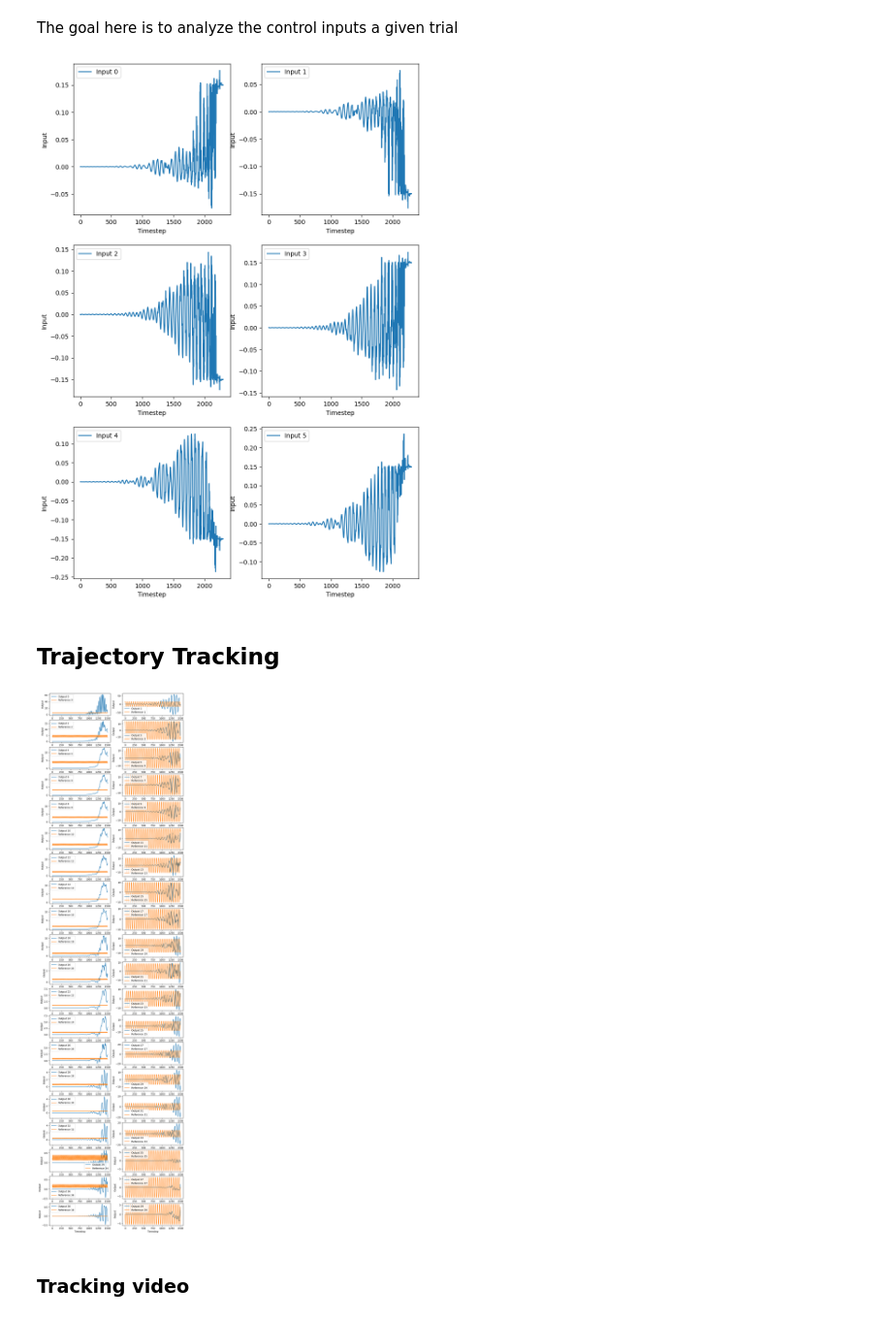
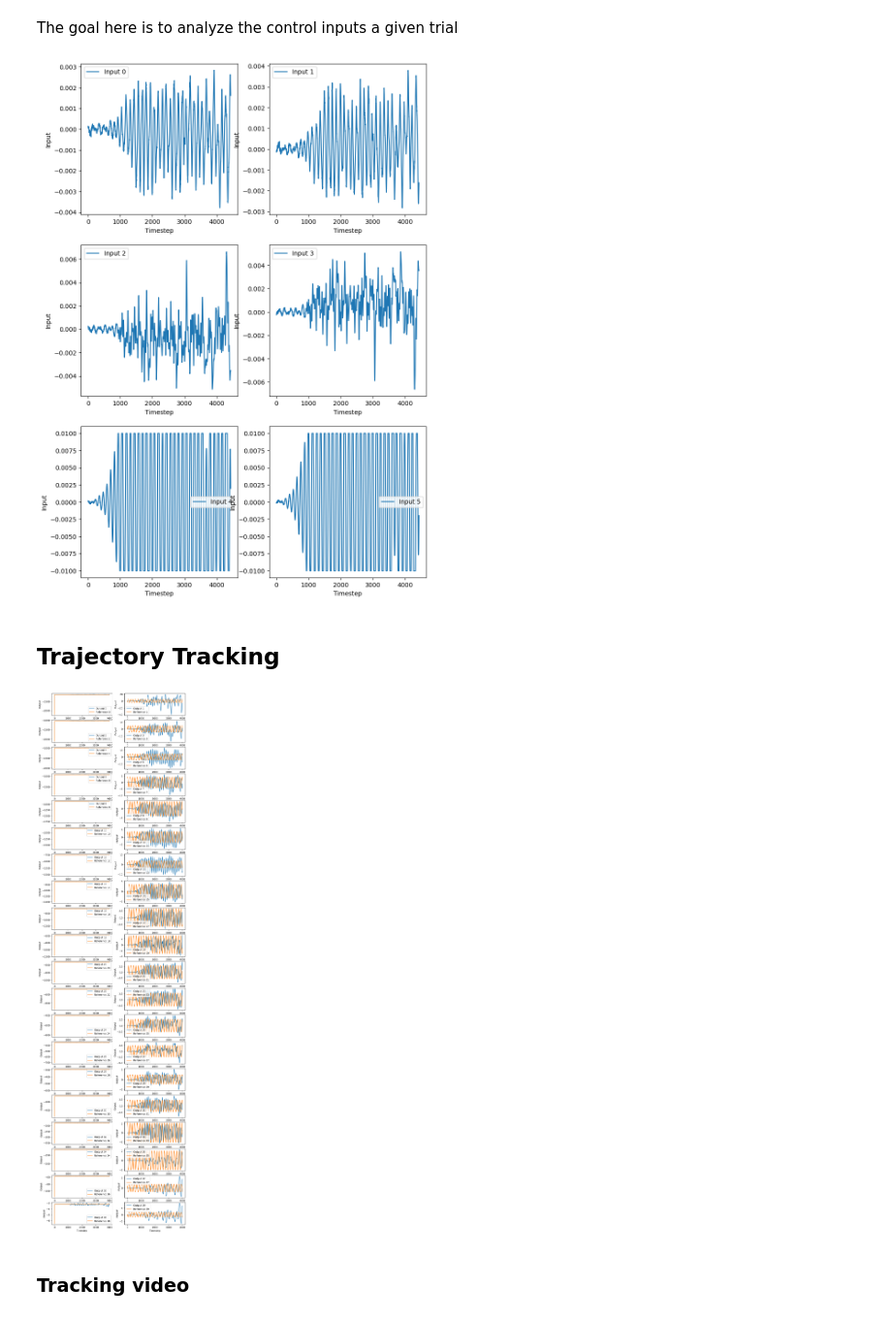
Before and after one commit to iman-adibnazari/anguilliformOptimalControl, a Jupyter notebook: src/rhcAnalysis.ipynb, the cells around one changed output. Shown at 97% size. Drawn from its saved outputs; the diff is of its cells as text; code cells hidden in the pictures.

```diff
--- a/src/rhcAnalysis.ipynb
+++ b/src/rhcAnalysis.ipynb
@@ -58,3 +33,6 @@ x0 = systemMats["x0"]
+# %%
+# Setup filepaths for reading data
+filepath = config["currentDirectory"] + "data/verificationData/controlTest16/"
 # %%
 # Load in data from npy file
 data = np.load(filepath + "processedData_policySeed_0.npz")
@@ -63,14 +41,14 @@ Y_fom = data["reducedCenterlineData"]
 U_fom = data["inputData"].T
 Y0_fom = data["reducedCenterlineData"][0,:]
 
-timesteps = 1500# Y_fom.shape[0]
+timesteps = 4440# Y_fom.shape[0]
 # %% [markdown]
 # RHC Analysis
 # %%
 # Read in data
 # Initialize arrays to store data from online observer
-y_groundTruth_online = np.zeros((C_era.shape[0], timesteps))
-y_ref_online = np.zeros((C_era.shape[0], timesteps))
+y_groundTruth_online = np.zeros((40, timesteps))
+y_ref_online = np.zeros((40, timesteps))
 # Read in data from online observer
 for i in range(timesteps):
     onlineObs_filename = filepath + "verification_step_" + str(i) + ".hdf5"
@@ -90,21 +68,21 @@ for i in range(6):
     axs[i//2, i%2].set_ylabel("Input")
     axs[i//2, i%2].legend()
 # %% [output]
-[figure, old version]
+[figure, new version]
 # %% [markdown]
 ## Trajectory Tracking
 # %%
 # Show output trajectories against reference trajectories for all 40 outputs
 fig, axs = plt.subplots(20,2, figsize=(10, 40))
-plotTimetsteps = timesteps
+plotTimetsteps = 4000
 for i in range(40):
     axs[i//2, i%2].plot(y_groundTruth_online[i,:plotTimetsteps], label="Output " + str(i))
     axs[i//2, i%2].plot(y_ref_online[i,:plotTimetsteps], label="Reference " + str(i))
     axs[i//2, i%2].set_xlabel("Timestep")
     axs[i//2, i%2].set_ylabel("Output")
     axs[i//2, i%2].legend()
 # %% [output]
-[figure, old version]
+[figure, new version]
 # %% [markdown]
 ### Tracking video
 # %%
```
Also changed, not shown: parts of 4 cells of this notebook, 6 other files.
